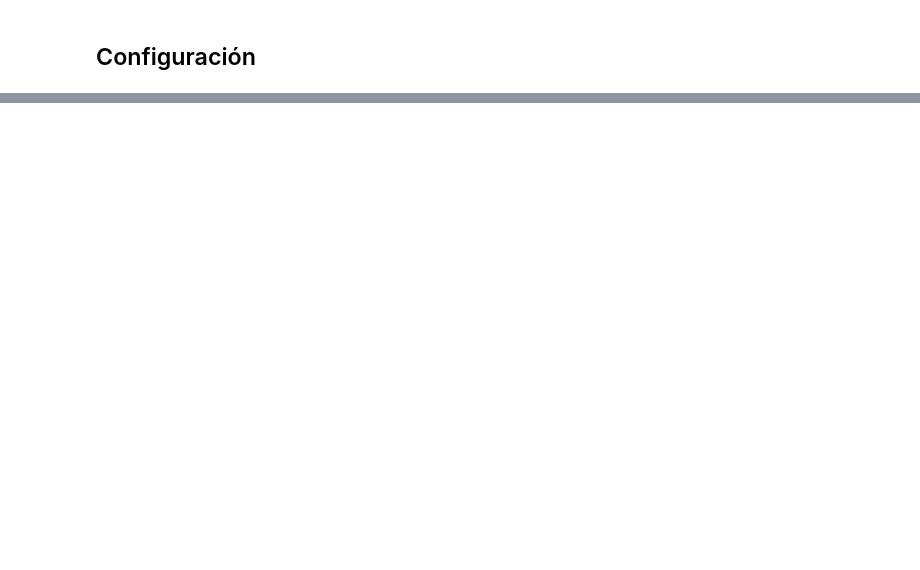
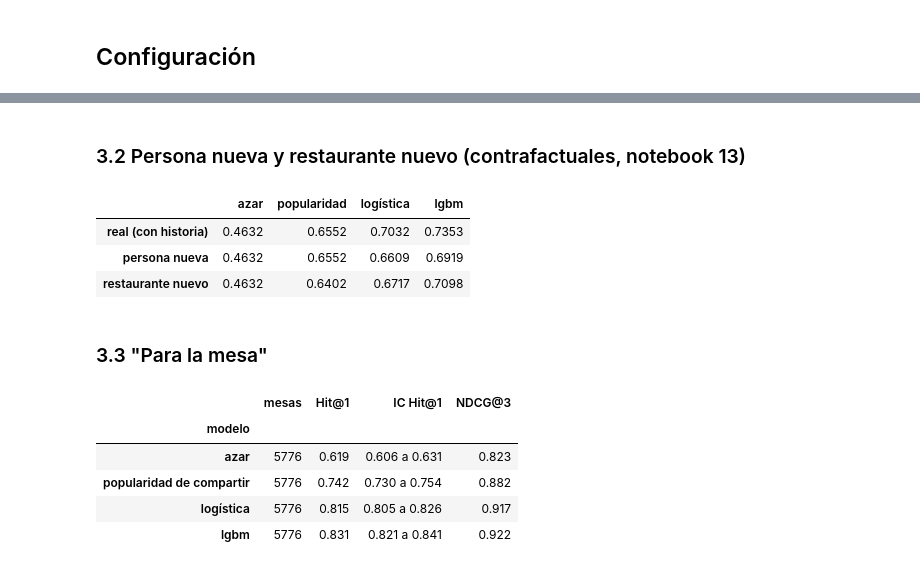
Before and after one commit to Nataliaa05/puzzle-recomendador, a Jupyter notebook: notebooks/15_evaluacion_final.ipynb, the cells around one changed output, grey strips where cells are left out. Cells and saved outputs as stored; diff of their text form; code cells hidden in the pictures; blank space fills up the shorter version.

```diff
--- a/notebooks/15_evaluacion_final.ipynb
+++ b/notebooks/15_evaluacion_final.ipynb
@@ -37,0 +187,45 @@ _Hallazgos y decisiones que pasan al siguiente notebook._
+# %% [markdown]
+### 3.2 Persona nueva y restaurante nuevo (contrafactuales, notebook 13)
+# %%
+restaurants = repo.read_table("restaurants")
+share = restaurants["cuisine_pred"].value_counts(normalize=True).reindex(cuisines, fill_value=0)
+prior = cuisine_prior(repo.read_table("diner_profiles"), share, declared_weight=fcfg["profile"]["declared_weight"])
+escenarios = {"real (con historia)": test, "persona nueva": without_history(test, prior),
+              "restaurante nuevo": as_new_restaurant(test)}
+filas = {}
+for nombre, df in escenarios.items():
+    sc = puntajes(df)
+    filas[nombre] = {k: summarize(rank_metrics(df.assign(score=v), ks=(3,), seed=SEED))["ndcg@3"].iloc[0]
+                     for k, v in sc.items() if k != "contenido"}
+pd.DataFrame(filas).T[["azar", "popularidad", "logística", "lgbm"]].round(4)
+# %% [output]
+|  | azar | popularidad | logística | lgbm |
+| real (con historia) | 0.4632 | 0.6552 | 0.7032 | 0.7353 |
+| persona nueva | 0.4632 | 0.6552 | 0.6609 | 0.6919 |
+| restaurante nuevo | 0.4632 | 0.6402 | 0.6717 | 0.7098 |
+# %% [markdown]
+### 3.3 "Para la mesa"
+# %%
+mesa = pd.read_parquet(paths.data_model / "para_la_mesa.parquet")
+mte = mesa[mesa["split"] == "test"]
+lm = lgb.Booster(model_file=str(paths.models / "lgbm_para_la_mesa.txt"))
+log_mesa = joblib.load(paths.models / "logistica_para_la_mesa.joblib")
+hosts = repo.read_table("guests").query("is_host")[["session_id", "diner_id"]]
+mq = mte.drop_duplicates("query_id")[["query_id", "session_id"]].merge(hosts, on="session_id").set_index("query_id")
+sm = {"azar": random_score(mte, seed=SEED), "popularidad de compartir": mte["tasa_compartido_canonico"],
+      "logística": log_mesa.predict_proba(model_frame(mte, FOR_TABLE)[list(FOR_TABLE.columns)])[:, 1],
+      "lgbm": predict(lm, mte, FOR_TABLE, meta["para_la_mesa"]["categories"])}
+fm = []
+for k, s in sm.items():
+    r = rank_metrics(mte.assign(score=np.asarray(s)), ks=(1, 3), seed=SEED).join(mq, on="query_id")
+    ci = bootstrap_ci(r["hit@1"], clusters=r["diner_id"], n_boot=ecfg["bootstrap_iterations"], seed=SEED)
+    fm.append({"modelo": k, "mesas": len(r), "Hit@1": ci["media"], "IC Hit@1": f"{ci['inferior']:.3f} a {ci['superior']:.3f}",
+               "NDCG@3": r["ndcg@3"].mean()})
+pd.DataFrame(fm).set_index("modelo").round(3)
+# %% [output]
+|  | mesas | Hit@1 | IC Hit@1 | NDCG@3 |
+| modelo |  |  |  |  |
+| azar | 5776 | 0.619 | 0.606 a 0.631 | 0.823 |
+| popularidad de compartir | 5776 | 0.742 | 0.730 a 0.754 | 0.882 |
+| logística | 5776 | 0.815 | 0.805 a 0.826 | 0.917 |
+| lgbm | 5776 | 0.831 | 0.821 a 0.841 | 0.922 |
```
Also changed, not shown: parts of 18 cells of this notebook, 1 other file.
